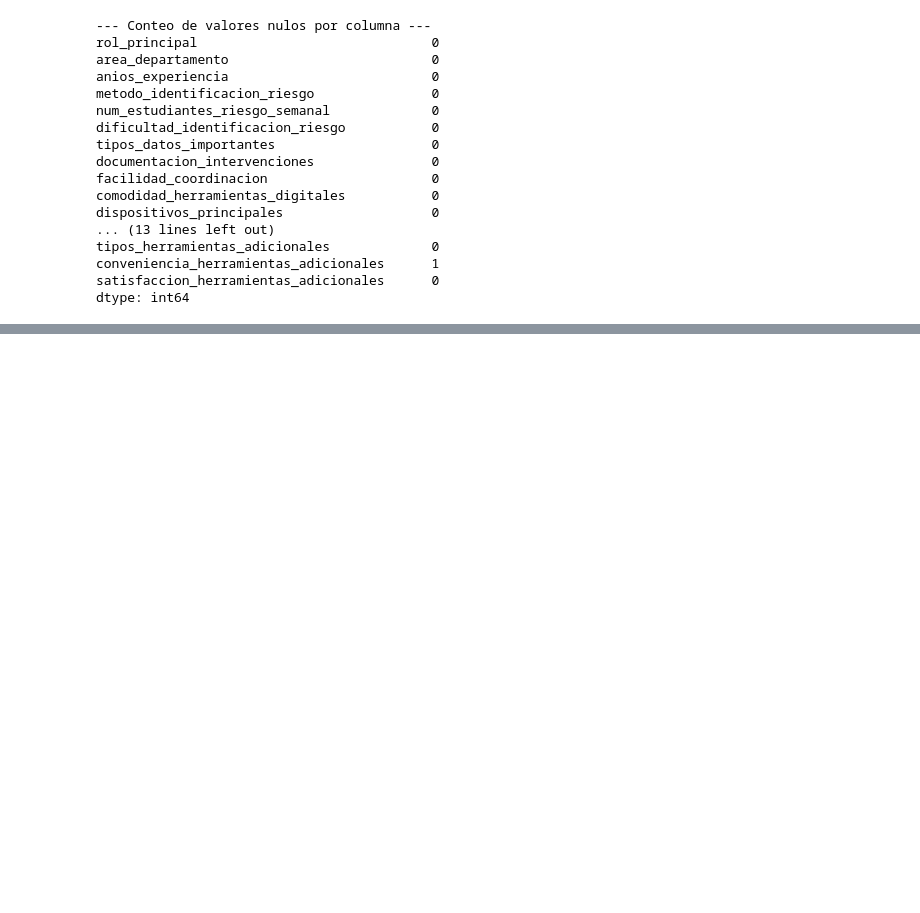
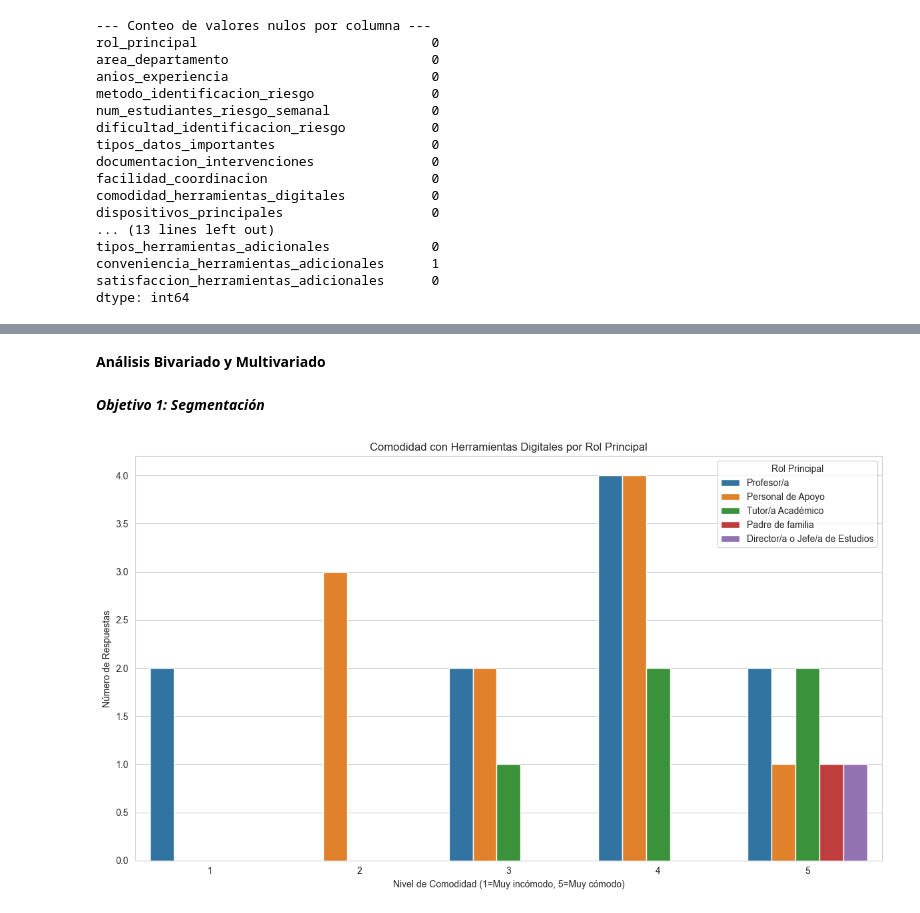
Before and after one commit to JAL117/AnalisisDeDatos, a Jupyter notebook: notebook_analisis.ipynb, the cells around one changed output, grey strips where cells are left out. Saved outputs shown, nothing was run; the diff lists cells and outputs as text; code cells hidden in the pictures; blank space fills up the shorter version.

```diff
--- a/notebook_analisis.ipynb
+++ b/notebook_analisis.ipynb
@@ -325,0 +589,15 @@ freq                                              4
+# %% [markdown]
+**Análisis Bivariado y Multivariado**
+# %% [markdown]
+***Objetivo 1: Segmentación***
+# %%
+plt.figure(figsize=(12, 7))
+sns.countplot(x='comodidad_herramientas_digitales', hue='rol_principal', data=respuestas, palette='tab10')
+plt.title('Comodidad con Herramientas Digitales por Rol Principal')
+plt.xlabel('Nivel de Comodidad (1=Muy incómodo, 5=Muy cómodo)')
+plt.ylabel('Número de Respuestas')
+plt.legend(title='Rol Principal')
+plt.tight_layout()
+plt.show()
+# %% [output]
+[figure, added]
```
Also changed, not shown: parts of 42 cells of this notebook.
